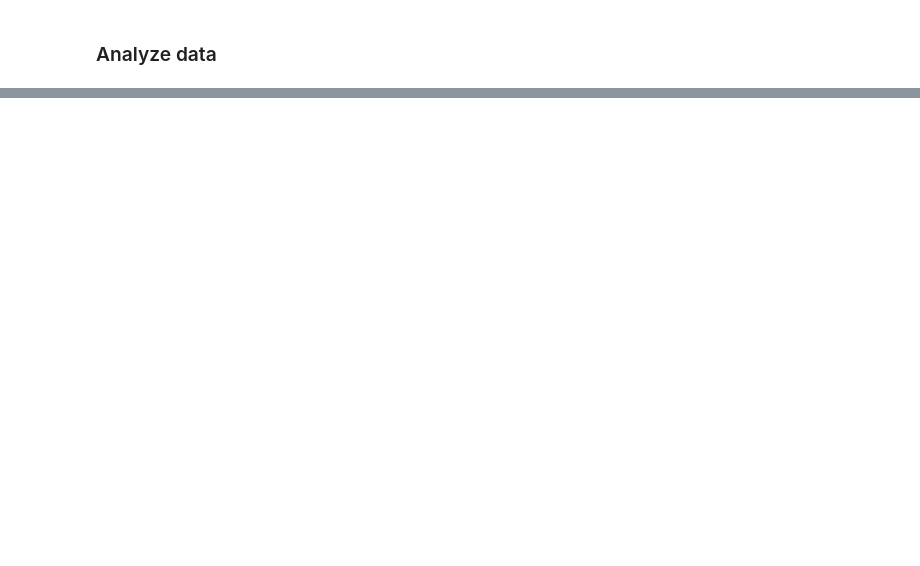
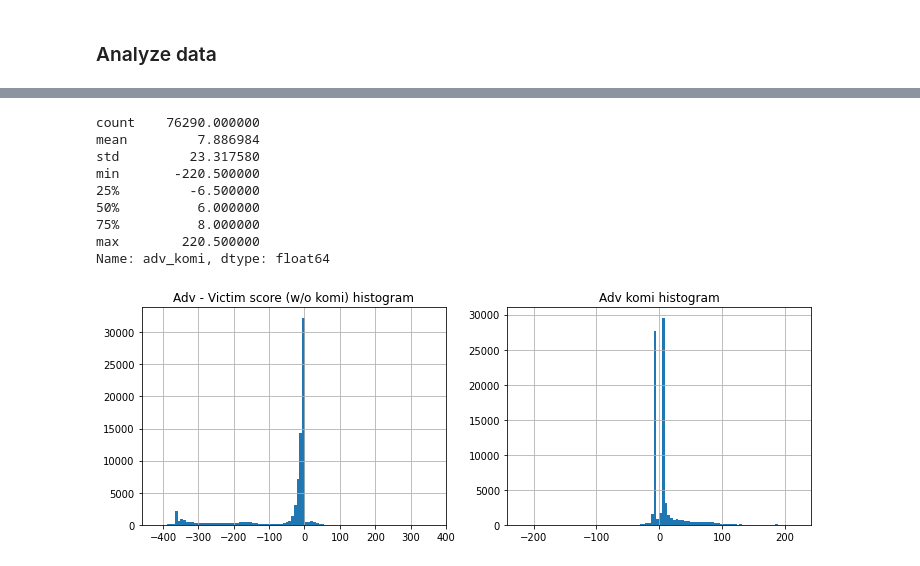
Before and after one commit to AlignmentResearch/go_attack, a Jupyter notebook: notebooks/sgf-explorer.ipynb, the cells around one changed output, grey strips where cells are left out. Saved outputs shown, nothing was run; the diff lists cells and outputs as text; code cells hidden in the pictures; blank space fills up the shorter version.

```diff
--- a/notebooks/sgf-explorer.ipynb
+++ b/notebooks/sgf-explorer.ipynb
@@ -139,8 +234,23 @@ df.board_size.hist();
 # %%
 plt.figure(figsize=(12, 4))
 
 plt.subplot(1, 2, 1)
-df.adv_minus_victim_score_wo_komi.hist(bins=100);
+df19.adv_minus_victim_score_wo_komi.hist(bins=100);
+plt.title("Adv - Victim score (w/o komi) histogram")
 
 plt.subplot(1, 2, 2)
-df.adv_komi.hist(bins=100);
+df19.adv_komi.hist(bins=100);
+plt.title("Adv komi histogram")
+
+df19.adv_komi.describe()
+# %% [output]
+count    76290.000000
+mean         7.886984
+std         23.317580
+min       -220.500000
+25%         -6.500000
+50%          6.000000
+75%          8.000000
+max        220.500000
+Name: adv_komi, dtype: float64
+[figure, added]
```
Also changed, not shown: parts of 13 cells of this notebook, 1 other file.
